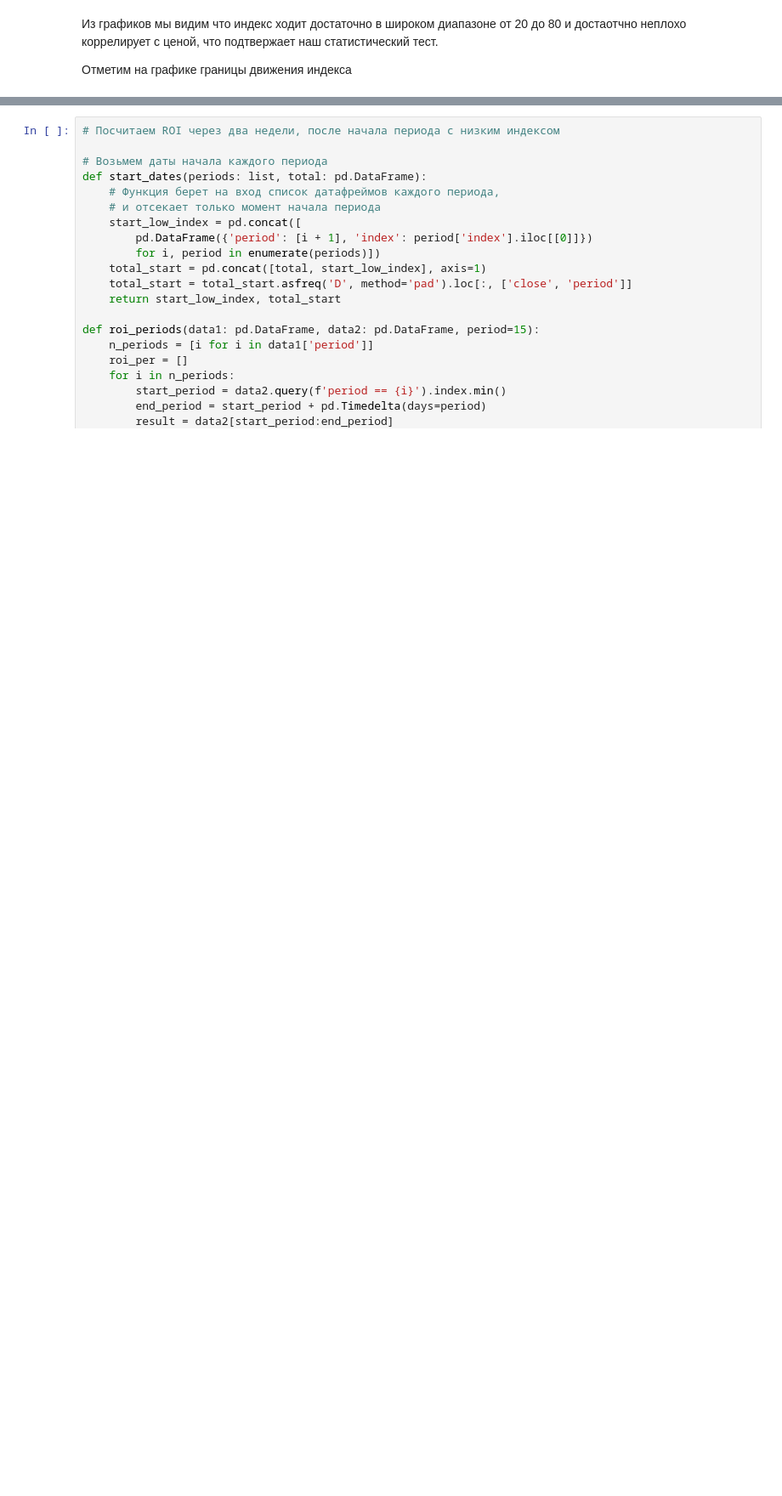
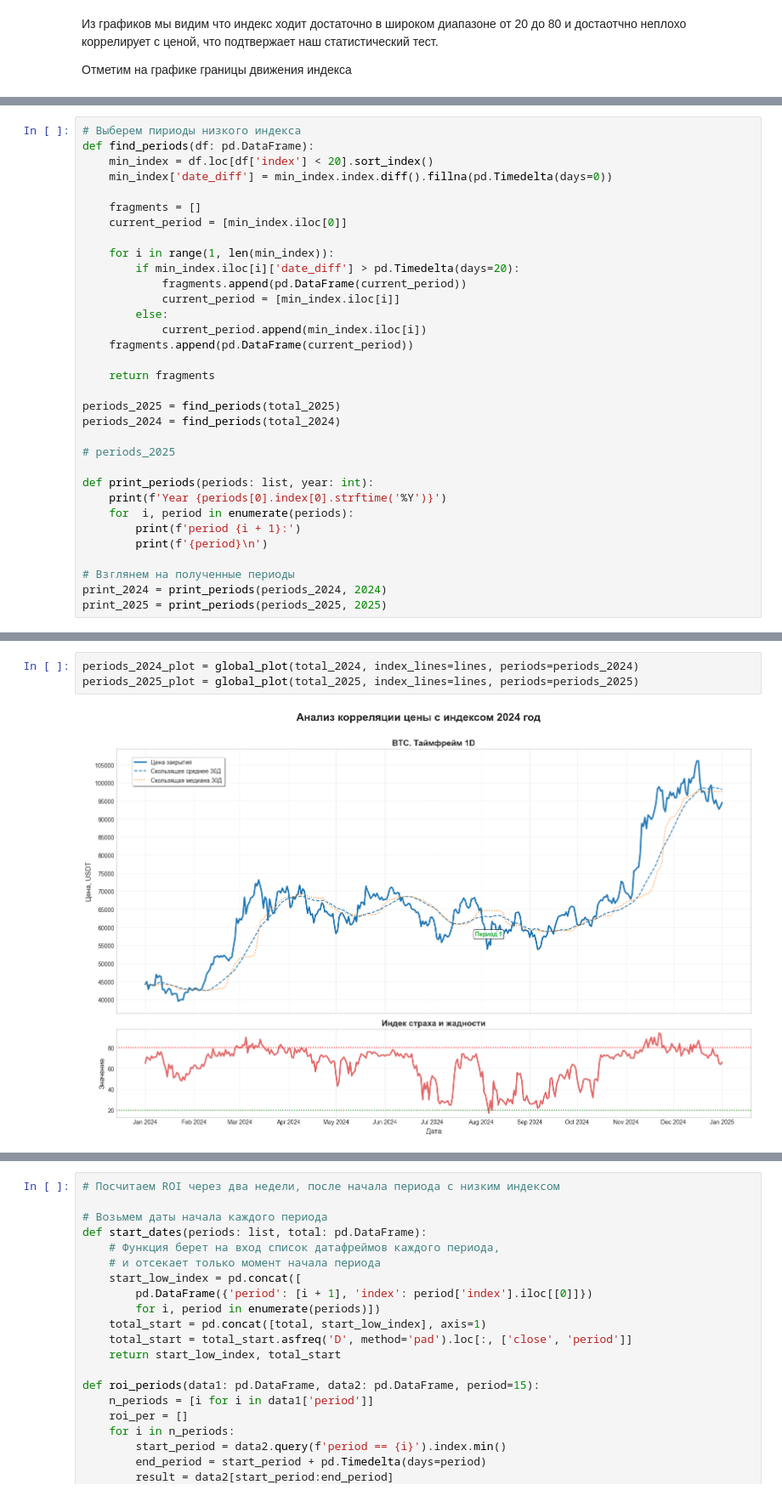
Before and after one commit to Sokolov57/BTC_Fear_Greed_Analysis, a Jupyter notebook: test_api.ipynb, the cells around one changed output, grey strips where cells are left out. Shown at 85% size. Saved outputs shown, nothing was run; the diff lists cells and outputs as text; blank space fills up the shorter version.

```diff
--- a/test_api.ipynb
+++ b/test_api.ipynb
@@ -473,0 +470,33 @@ total_plot_2025 = global_plot(total_2025, 2025)
+# %%
+# Выберем пириоды низкого индекса
+def find_periods(df: pd.DataFrame):
+    min_index = df.loc[df['index'] < 20].sort_index()
+    min_index['date_diff'] = min_index.index.diff().fillna(pd.Timedelta(days=0))
+
+    fragments = []
+    current_period = [min_index.iloc[0]]
+
+    for i in range(1, len(min_index)):
+        if min_index.iloc[i]['date_diff'] > pd.Timedelta(days=20):
+            fragments.append(pd.DataFrame(current_period))
+            current_period = [min_index.iloc[i]]
+        else:
+            current_period.append(min_index.iloc[i])
+    fragments.append(pd.DataFrame(current_period))
+
+    return fragments
+
+periods_2025 = find_periods(total_2025)
+periods_2024 = find_periods(total_2024)
+
+# periods_2025
+
+def print_periods(periods: list, year: int):
+    print(f'Year {periods[0].index[0].strftime('%Y')}')
+    for  i, period in enumerate(periods):
+        print(f'period {i + 1}:')
+        print(f'{period}\n')
+
+# Взглянем на полученные периоды
+print_2024 = print_periods(periods_2024, 2024)
+print_2025 = print_periods(periods_2025, 2025)
@@ -473,0 +523,5 @@ total_plot_2025 = global_plot(total_2025, 2025)
+# %%
+periods_2024_plot = global_plot(total_2024, index_lines=lines, periods=periods_2024)
+periods_2025_plot = global_plot(total_2025, index_lines=lines, periods=periods_2025)
+# %% [output]
+[figure, added]
```
Also changed, not shown: parts of 7 cells of this notebook.
